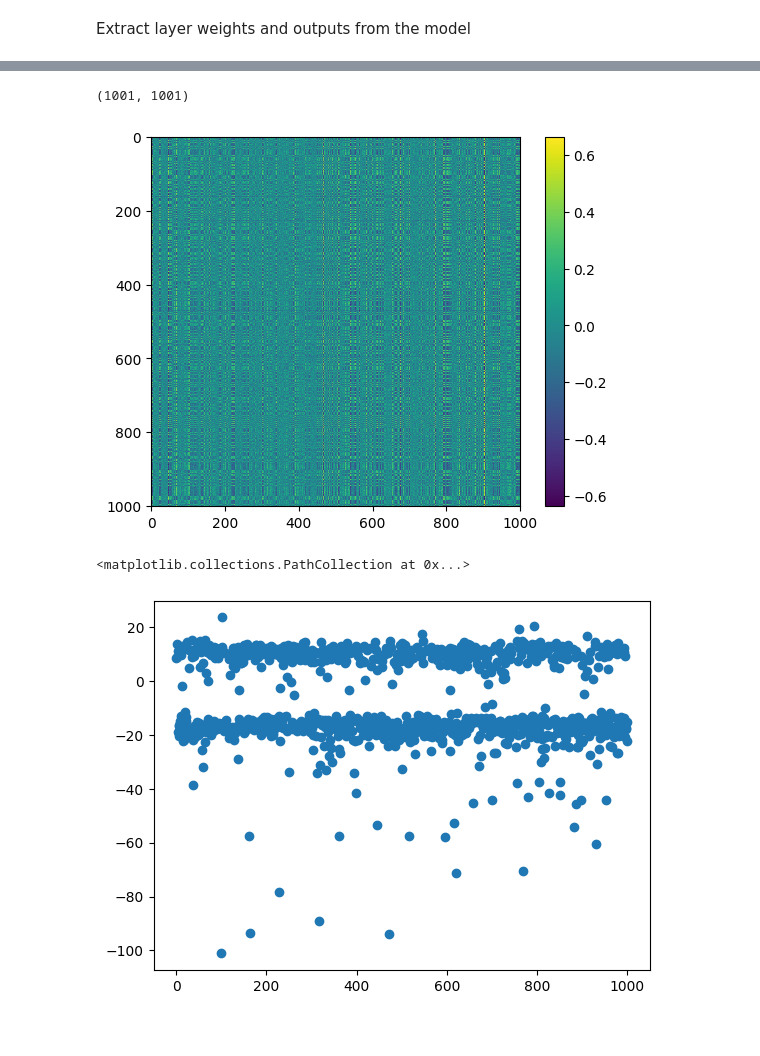
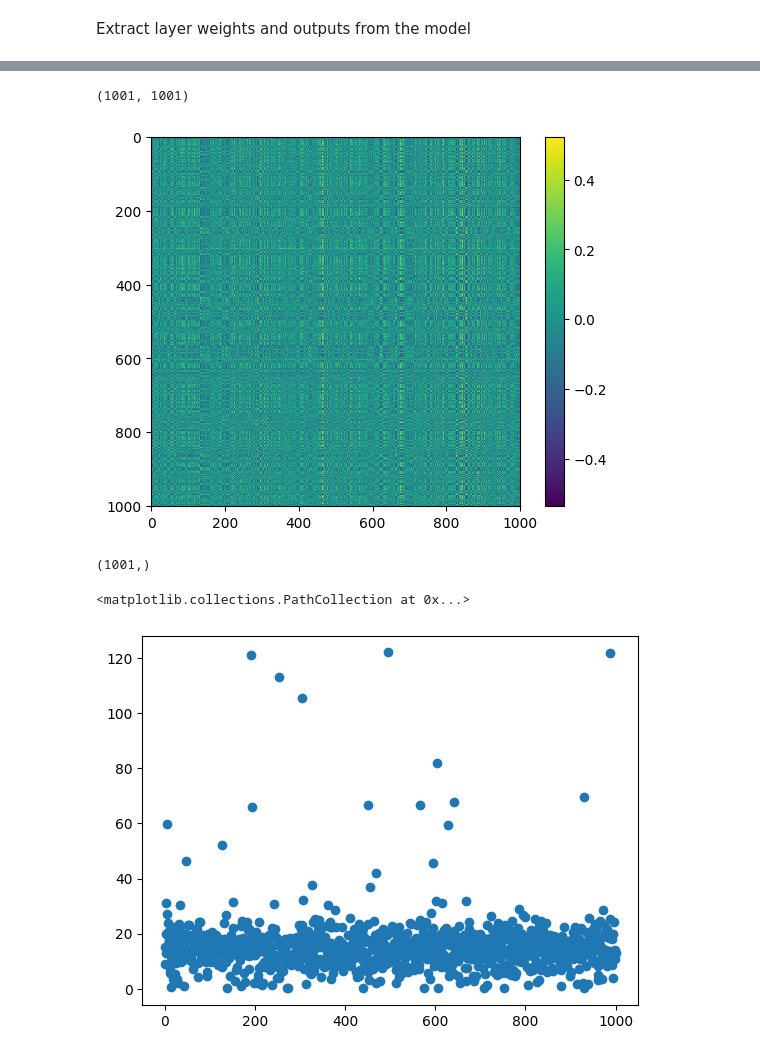
Before and after one commit to CCS-voidBird/PhD_Notebook, a Jupyter notebook: Code/ML_composer/Shap_Model_Interpretation.ipynb, the cells around one changed output, grey strips where cells are left out. Cells and saved outputs as stored; diff of their text form; code cells hidden in the pictures.

```diff
--- a/Code/ML_composer/Shap_Model_Interpretation.ipynb
+++ b/Code/ML_composer/Shap_Model_Interpretation.ipynb
@@ -16,7 +16,7 @@ Use `tf.config.run_functions_eagerly` instead of the experimental version.
 user_profile = "C:/Users/uqcche32/"
 #user_profile = "D:/"
 
-Model_series = "MultiLevel/PIP_attention/MultiLevel_Attention_1Head16eb16LC1LB_1000BayesRsSNP_v1_mse_pcaIndex"
+Model_series = "MultiLevel/Densely/MultiLevel_Attention_1Head16eb16LC1LB_1000BayesRsSNP_v1_mse_pcaIndex"
 Model_path = user_profile+"OneDrive - The University of Queensland/PhD/HPC_Results/Sugarcane_disease/ML/" + Model_series
 #Model_path = "F:/PhD_Notebook/Code/ML_composer/"
 #Model_path = "H:/ML_archive/test_model"
@@ -162,4 +162,6 @@ plt.scatter(x=np.tile(np.arange(0,1001),16),y=mean_SNP_attention)
 # %%
-epi_weight = model.layers[5].get_weights()
-epi_weight
+epi_weight = model.layers[4].get_weights()
+#epi_weight[3].shape
+channel_dense_weight = model.layers[5].get_weights()
+print(channel_dense_weight[0].shape)
 # %% [output]
@@ -182,18 +169,20 @@ epi_weight
 # %%
-print(epi_weight.shape)
+print(epi_weight[3].shape)
 #plt.scatter(x=np.tile(np.arange(0,26080),1),y=abs(mean_SNP_attention))
-plt.imshow(epi_weight, interpolation='nearest')
+plt.imshow(epi_weight[3], interpolation='nearest')
 plt.colorbar()
 plt.show()
 # %% [output]
 (1001, 1001)
-[figure, old version]
+[figure, new version]
 # %%
-epi_sum = tf.reduce_sum(epi_weight,axis=1)
-plt.scatter(x=np.tile(np.arange(0,1001),1),y=epi_sum)
+epi_sum = tf.reduce_sum(epi_weight[3],axis=1)
+print(epi_sum.shape)
+plt.scatter(x=np.tile(np.arange(0,1001),1),y=abs(epi_sum))
 # %% [output]
-<matplotlib.collections.PathCollection at 0x...>
+(1001,)
+<matplotlib.collections.PathCollection at 0x...>
-[figure, old version]
+[figure, new version]
 # %%
 def export_attention_score_by_trait(filename,trait,val):
     model = keras.models.load_model(filename,custom_objects={"MultiHead_QKV_BlockAttention": MultiHead_QKV_BlockAttention,
```
Also changed, not shown: parts of 18 cells of this notebook, 1 other file.
